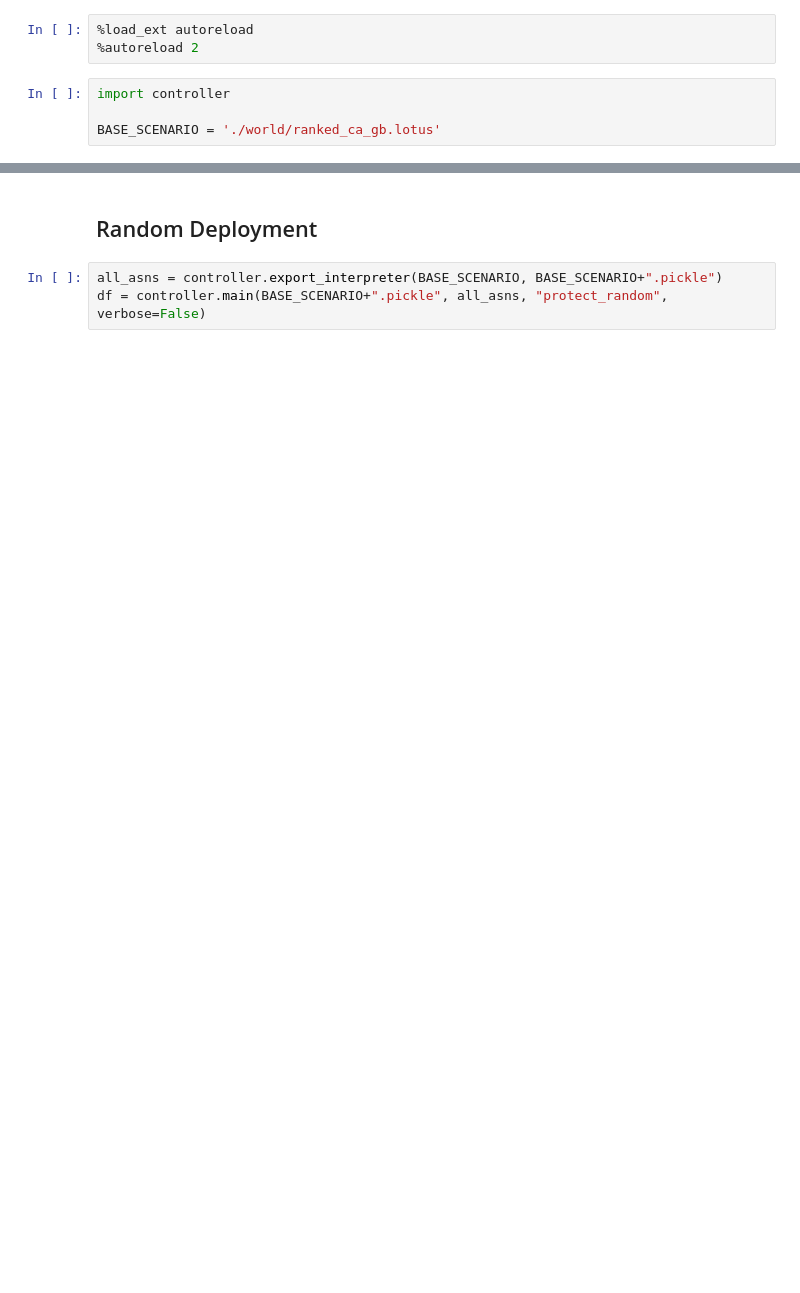
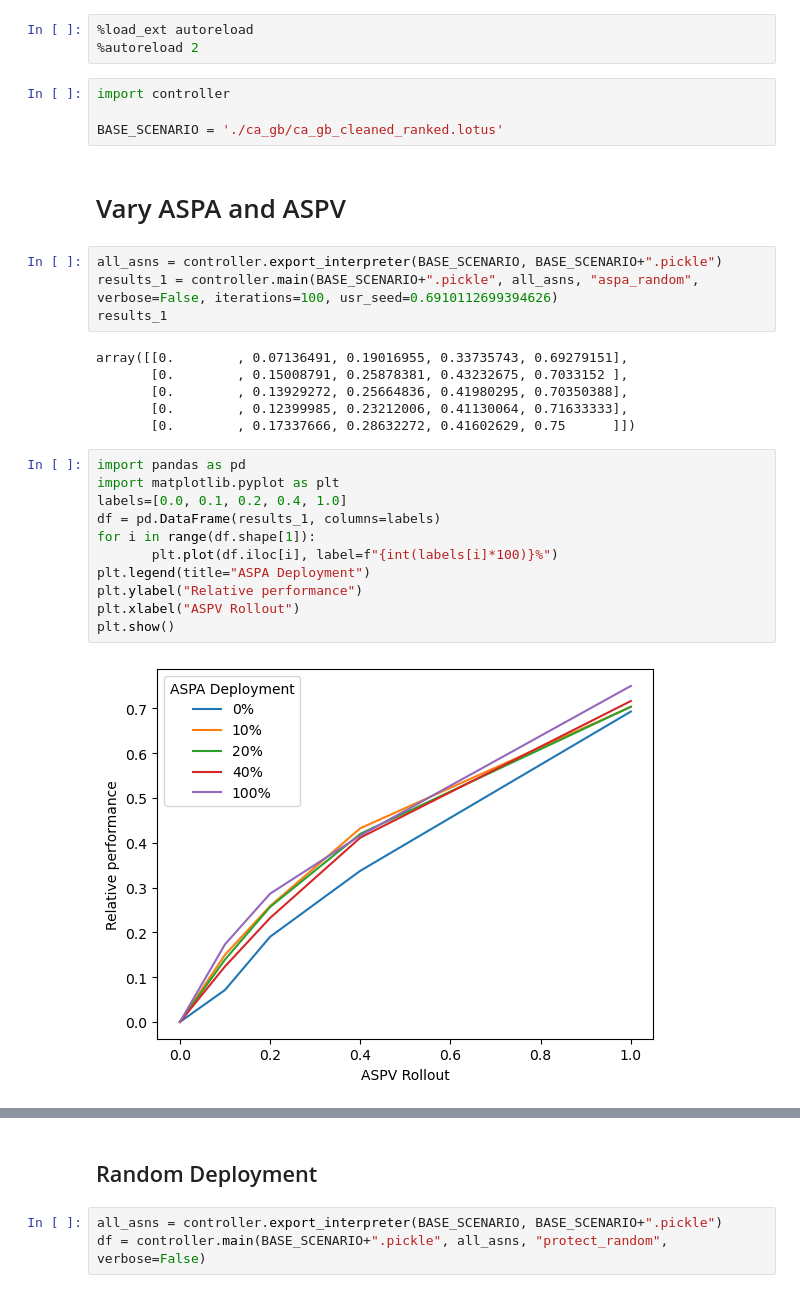
Before and after one commit to TianWong/LOTUS, a Jupyter notebook: controller_workbook.ipynb, the cells around one changed output, grey strips where cells are left out. Saved outputs shown, nothing was run; the diff lists cells and outputs as text; blank space fills up the shorter version.

```diff
--- a/controller_workbook.ipynb
+++ b/controller_workbook.ipynb
@@ -4,4 +9,29 @@
 # %%
 import controller
 
-BASE_SCENARIO = './world/ranked_ca_gb.lotus'
+BASE_SCENARIO = './ca_gb/ca_gb_cleaned_ranked.lotus'
+# %% [markdown]
+# Vary ASPA and ASPV
+# %%
+all_asns = controller.export_interpreter(BASE_SCENARIO, BASE_SCENARIO+".pickle")
+results_1 = controller.main(BASE_SCENARIO+".pickle", all_asns, "aspa_random", verbose=False, iterations=100, usr_seed=0.6910112699394626)
+results_1
+# %% [output]
+array([[0.        , 0.07136491, 0.19016955, 0.33735743, 0.69279151],
+       [0.        , 0.15008791, 0.25878381, 0.43232675, 0.7033152 ],
+       [0.        , 0.13929272, 0.25664836, 0.41980295, 0.70350388],
+       [0.        , 0.12399985, 0.23212006, 0.41130064, 0.71633333],
+       [0.        , 0.17337666, 0.28632272, 0.41602629, 0.75      ]])
+# %%
+import pandas as pd
+import matplotlib.pyplot as plt
+labels=[0.0, 0.1, 0.2, 0.4, 1.0]
+df = pd.DataFrame(results_1, columns=labels)
+for i in range(df.shape[1]):
+       plt.plot(df.iloc[i], label=f"{int(labels[i]*100)}%")
+plt.legend(title="ASPA Deployment")
+plt.ylabel("Relative performance")
+plt.xlabel("ASPV Rollout")
+plt.show()
+# %% [output]
+[figure, added]
```
Also changed, not shown: parts of 14 cells of this notebook, 4 other files.
